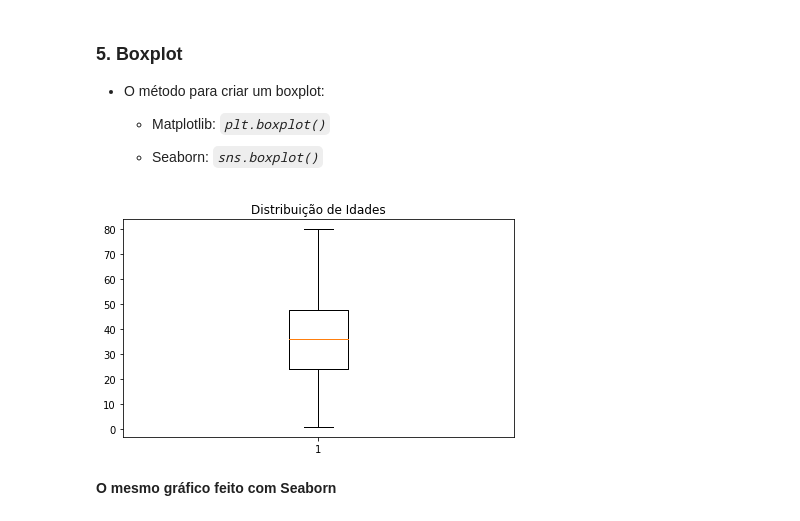
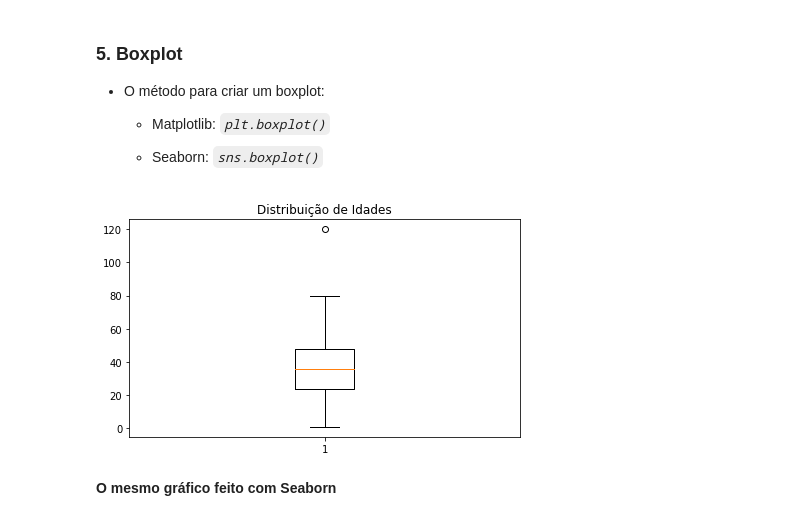
Before and after one commit to andressagomes26/ciencias_dados_estagio-docencia, a Jupyter notebook: Aula 02 - Matplotlib e Seaborn/Matplotlib_Seaborn.ipynb, the cells around one changed output. Drawn from its saved outputs; the diff is of its cells as text; code cells hidden in the pictures.

```diff
--- a/Aula 02 - Matplotlib e Seaborn/Matplotlib_Seaborn.ipynb
+++ b/Aula 02 - Matplotlib e Seaborn/Matplotlib_Seaborn.ipynb
@@ -354,17 +354,17 @@ Text(0, 0.5, 'Quantidade de Passageiros')
 # %%
 # Cria uma figura com tamanho 10x5
 fig, ax = plt.subplots(figsize=(7, 4))
 
 # Cria um boxplot
-ax.boxplot(df_titanic['Age'])
+ax.boxplot(idade)
 
 # Adicionar um título ao gráfico
 ax.set_title("Distribuição de Idades")
 
 # Exibir Figura
 plt.show()
 # %% [output]
-[figure, old version]
+[figure, new version]
 # %% [markdown]
 **O mesmo gráfico feito com Seaborn**
 # %%
```
Also changed, not shown: parts of 19 cells of this notebook, 1 other file.
